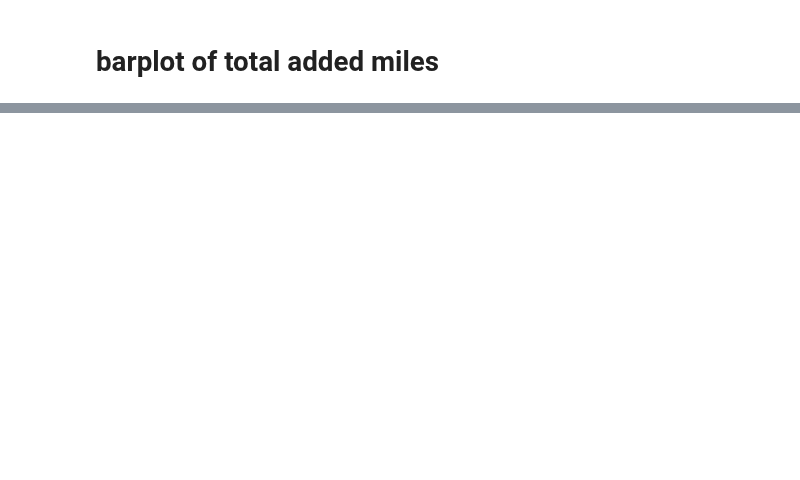
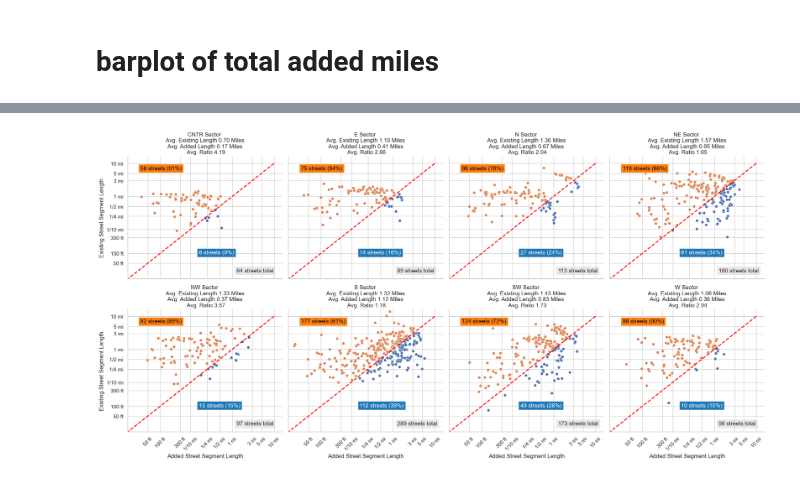
Before and after one commit to mike-babb/seattle_streets, a Jupyter notebook: code/step_05_prepare_graphs_and_stats.ipynb, the cells around one changed output, grey strips where cells are left out. Drawn from its saved outputs; the diff is of its cells as text; code cells hidden in the pictures; blank space fills up the shorter version.

Commit message:
update readme and draw plots of ratios of added streets 2025_07_18_15_51_24

```diff
--- a/code/step_05_prepare_graphs_and_stats.ipynb
+++ b/code/step_05_prepare_graphs_and_stats.ipynb
@@ -1029,0 +1197,3 @@ plt.show()
+# %%
+# rename
+pv_df.columns = ['city_sector', 'ord_stname_concat', 'added_street_within_sector', 'discontinuous_street']
@@ -1029,0 +1241,11 @@ plt.show()
+# %%
+pv_df['record_count'] = int(1)
+# %%
+pv_pv_df = pd.pivot_table(data = pv_df, values = 'record_count', index = 'city_sector',
+                          columns = 'street_ratio_hue', aggfunc='sum', margins = True).reset_index()
+pv_pv_df.columns = ['city_sector', 'added_is_gt', 'existing_is_gt', 'total_streets']
+col_names = ['added_is_gt', 'existing_is_gt']
+for cn in col_names:
+    ncn = cn + '_per'
+    pv_pv_df[ncn] = pv_pv_df[cn] / pv_pv_df['total_streets']
+pv_pv_df.head()
@@ -1029,0 +1259,6 @@ plt.show()
+# %%
+# aggregate to get the sums of miles thing!
+col_names = ['city_sector', 'added_street_within_sector', 'discontinuous_street']
+pv_agg = pv_df[col_names].groupby(col_names[:-2]).agg(added_street_within_sector = ('added_street_within_sector', 'mean'),
+                                                      discontinuous_street = ('discontinuous_street', 'mean')).reset_index()
+pv_agg['street_ratio'] = pv_agg['discontinuous_street'] / pv_agg['added_street_within_sector']
@@ -1029,0 +1286,74 @@ plt.show()
+# %%
+# make the plot
+g = sns.FacetGrid(pv_df, col="city_sector", col_wrap=4, height=5, aspect=1)
+g.map_dataframe(sns.scatterplot, x="added_street_within_sector_log", y="discontinuous_street_log",
+                hue = 'street_ratio_hue')
+
+# Add a red diagonal line at unity
+def draw_diagonal(*args, **kwargs):
+    plt.plot([-3, 1], [-3, 1], color='red', linestyle='--', linewidth=2)
+
+g.map(draw_diagonal)
+
+g.set(xlim=(-2.5,1.2), ylim=(-2.5,1.2))
+g.set_axis_labels("Added Street Segment Length", "Existing Street Segment Length")
+#g.set_titles(col_template="{col_name}")
+
+# x axis
+x_tick_labels = [50 / 5280, 100 / 5280, 300 / 5280, .1, .25, .5, 1, 3, 5, 10]
+x_tick_label_text = ['50 ft', '100 ft', '300 ft',  '1/10 mi', '1/4 mi', '1/2 mi', '1 mi', '3 mi', '5 mi', '10 mi']
+x_ticks = [np.log10(xtl) for xtl in x_tick_labels]
+
+# y axis
+y_tick_labels = [50 / 5280, 100 / 5280, 300 / 5280, .1, .25, .5, 1, 3, 5, 10]
+y_tick_label_text = ['50 ft', '100 ft', '300 ft',  '1/10 mi', '1/4 mi', '1/2 mi', '1 mi', '3 mi', '5 mi', '10 mi']
+y_ticks = [np.log10(ytl) for ytl in y_tick_labels]
+
+
+for ax in g.axes.flat:
+    #print(dir(ax))
+
+    # x axis
+    ax.set_xticks(ticks = x_ticks)
+    ax.set_xticklabels(labels = x_tick_label_text, rotation=45)
+
+    # y axis
+    ax.set_yticks(ticks = y_ticks)
+    ax.set_yticklabels(labels = y_tick_label_text, rotation=0)
+
+    # titles
+    curr_cs = ax.get_title()[len('city_sector = '):]
+    #print(curr_title)
+
+    # the average ratio of added to existing streets
+    curr_row = pv_agg.loc[pv_agg['city_sector']==curr_cs, :].iloc[0].to_list()
+    avg_added = f'{curr_row[1]:,.2f}'
+    avg_existing = f'{curr_row[2]:,.2f}'
+    avg_ratio = f'{curr_row[3]:,.2f}'
+
+    curr_title = f"{curr_cs} Sector \n Avg. Existing Length {avg_existing} Miles \n Avg. Added Length {avg_added} Miles \n Avg. Ratio {avg_ratio}"
+    ax.set_title(curr_title)
+
+    # the number of streets with more added length than existing length and vice-versa
+    curr_row = pv_pv_df.loc[pv_pv_df['city_sector']==curr_cs, :].iloc[0].to_list()
+    added_streets = curr_row[1]
+    existing_streets = curr_row[2]
+    total_streets = curr_row[3]
+    added_streets_per = f'{curr_row[4]:.0%}'
+    existing_streets_per = f'{curr_row[5]:.0%}'
+
+    existing_text = f"{existing_streets} streets ({existing_streets_per})"
+    ax.text(x = -2.2, y = .8, s = existing_text, color = 'black', bbox = {'fc':'tab:orange', 'alpha':1})
+
+    added_text = f"{added_streets} streets ({added_streets_per})"
+    ax.text(x = -.8, y = -1.75, s = added_text, color = 'white', bbox = {'fc':'tab:blue', 'alpha':1})
+
+    # total streets
+    total_text = f"{total_streets} streets total"
+    ax.text(x = .1, y = -2.3, s = total_text, bbox = {'fc':'lightgrey','alpha':.5})
+
+# Adjust layout
+plt.tight_layout()
+plt.show()
+# %% [output]
+[figure, added]
```
Also changed, not shown: parts of 39 cells of this notebook, 22 other files.
